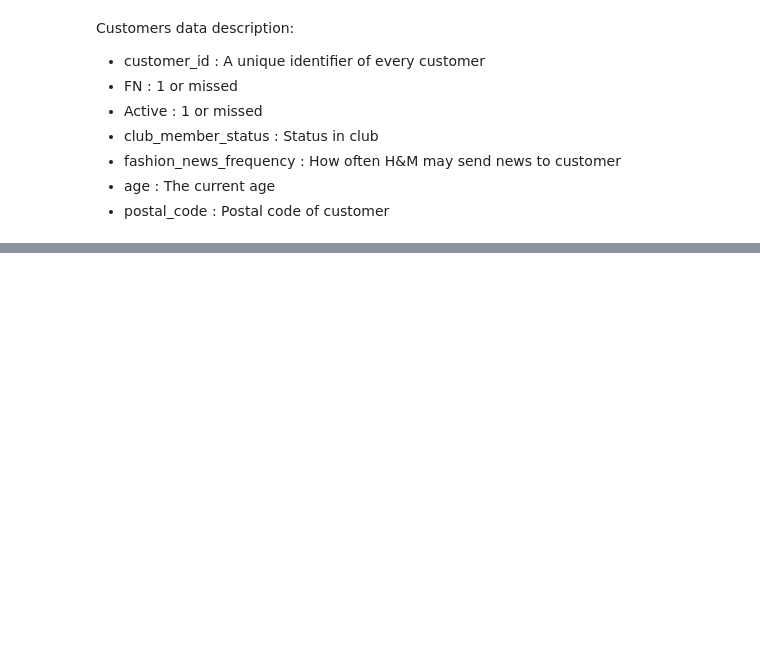
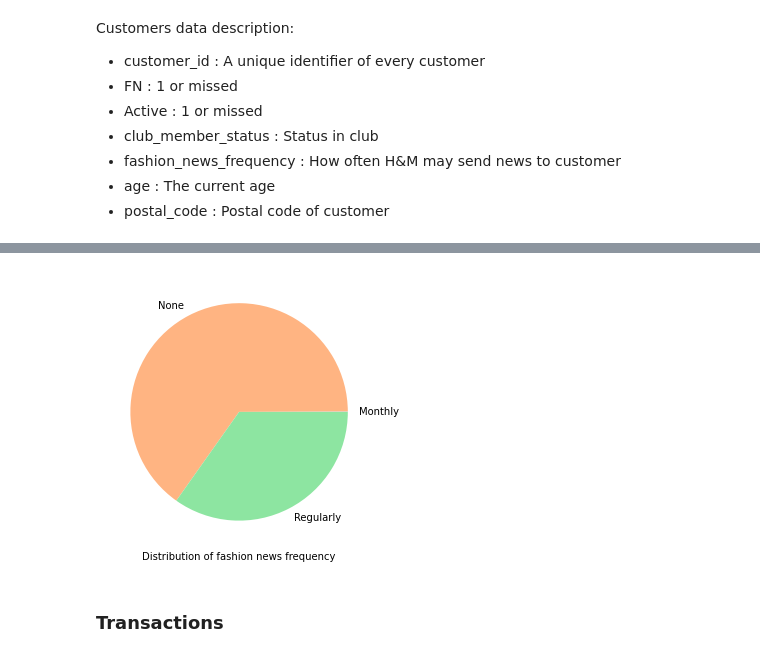
Before and after one commit to aliceagrawal/HM-Recommender-System-App, a Jupyter notebook: EDA and Data Cleaning.ipynb, the cells around one changed output, grey strips where cells are left out. Saved outputs shown, nothing was run; the diff lists cells and outputs as text; code cells hidden in the pictures; blank space fills up the shorter version.

```diff
--- a/EDA and Data Cleaning.ipynb
+++ b/EDA and Data Cleaning.ipynb
@@ -196,0 +237,12 @@ Customers data description:
+# %%
+f, ax = plt.subplots(figsize=(10,5))
+colors = sns.color_palette('pastel')
+pie_data = customers[['customer_id', 'fashion_news_frequency']].groupby('fashion_news_frequency').count()
+ax.pie(pie_data.customer_id, labels=pie_data.index, colors = colors)
+ax.set_facecolor('lightgrey')
+ax.set_xlabel('Distribution of fashion news frequency')
+plt.show()
+# %% [output]
+[figure, added]
+# %% [markdown]
+### Transactions
```
Also changed, not shown: parts of 39 cells of this notebook, 3 other files.
